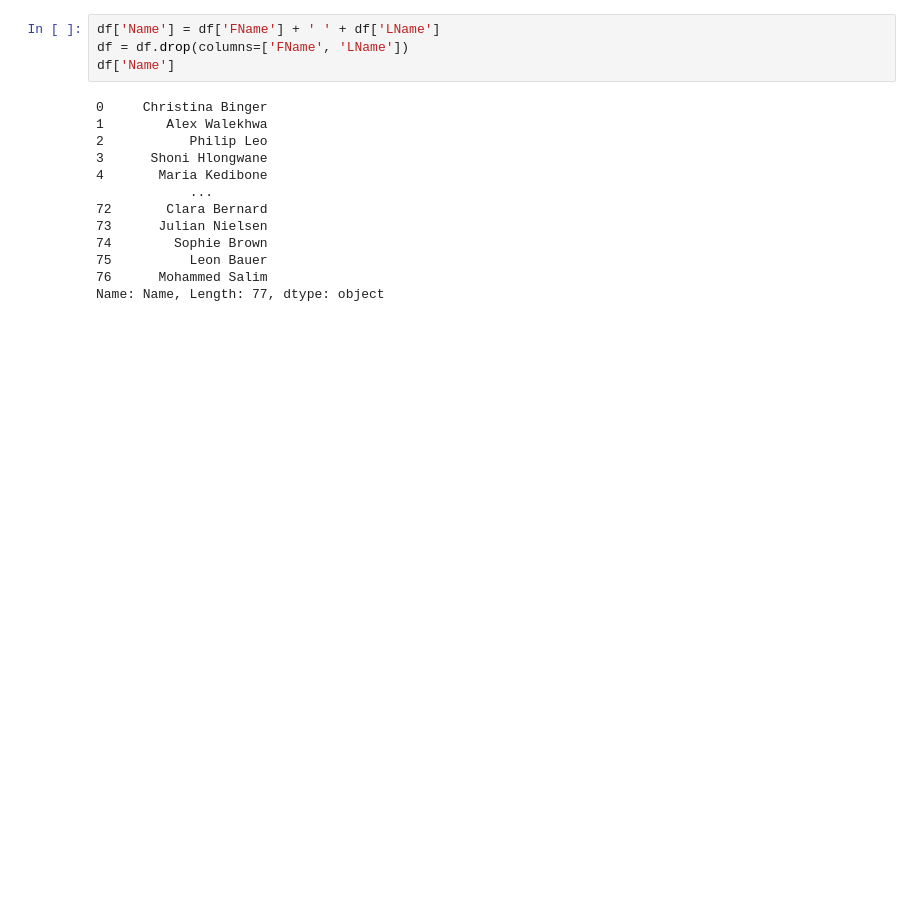
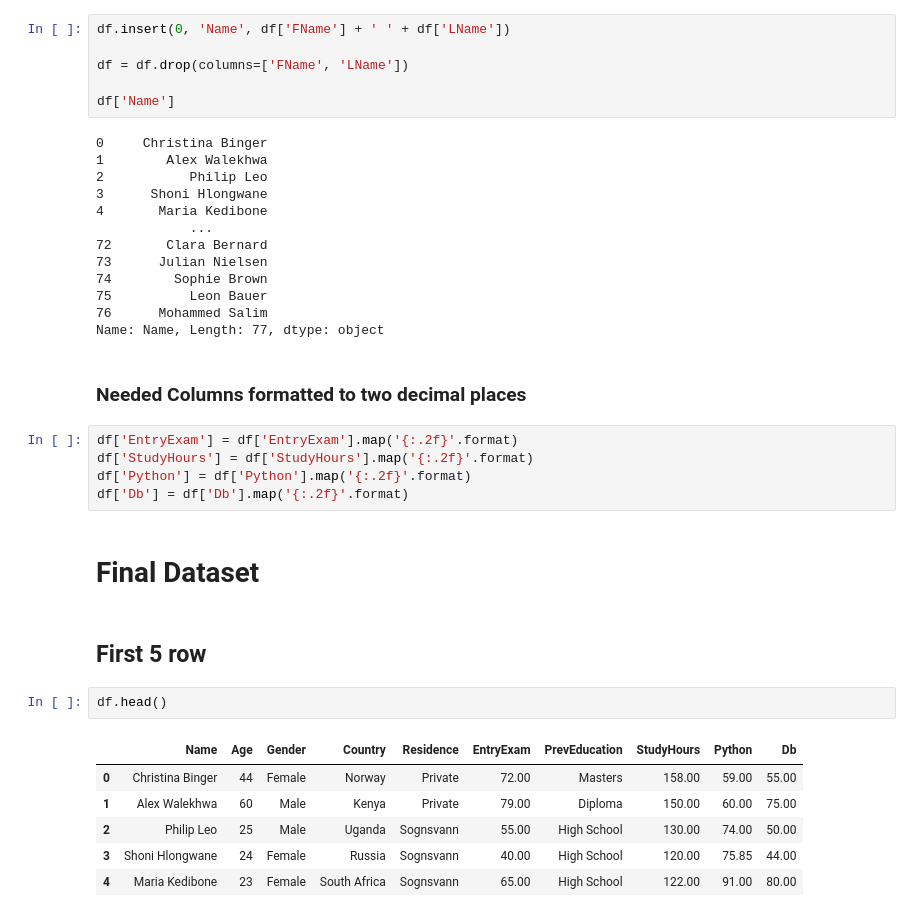
Before and after one commit to lukhi-laksh/Kaggle-Notebooks, a Jupyter notebook: Bi Intro/Bi_Intro.ipynb, the cells around one changed output. Drawn from its saved outputs; the diff is of its cells as text; blank space fills up the shorter version.

```diff
--- a/Bi Intro/Bi_Intro.ipynb
+++ b/Bi Intro/Bi_Intro.ipynb
@@ -298,8 +283,10 @@ dtype: int64
 # %% [markdown]
 ### Full Name Column
 # %%
-df['Name'] = df['FName'] + ' ' + df['LName']
+df.insert(0, 'Name', df['FName'] + ' ' + df['LName'])
+
 df = df.drop(columns=['FName', 'LName'])
+
 df['Name']
 # %% [output]
 0     Christina Binger
@@ -314,3 +301,23 @@ df['Name']
 75          Leon Bauer
 76      Mohammed Salim
 Name: Name, Length: 77, dtype: object
+# %% [markdown]
+### Needed Columns formatted to two decimal places
+# %%
+df['EntryExam'] = df['EntryExam'].map('{:.2f}'.format)
+df['StudyHours'] = df['StudyHours'].map('{:.2f}'.format)
+df['Python'] = df['Python'].map('{:.2f}'.format)
+df['Db'] = df['Db'].map('{:.2f}'.format)
+# %% [markdown]
+# Final Dataset
+# %% [markdown]
+## First 5 row
+# %%
+df.head()
+# %% [output]
+|  | Name | Age | Gender | Country | Residence | EntryExam | PrevEducation | StudyHours | Python | Db |
+| 0 | Christina Binger | 44 | Female | Norway | Private | 72.00 | Masters | 158.00 | 59.00 | 55.00 |
+| 1 | Alex Walekhwa | 60 | Male | Kenya | Private | 79.00 | Diploma | 150.00 | 60.00 | 75.00 |
+| 2 | Philip Leo | 25 | Male | Uganda | Sognsvann | 55.00 | High School | 130.00 | 74.00 | 50.00 |
+| 3 | Shoni Hlongwane | 24 | Female | Russia | Sognsvann | 40.00 | High School | 120.00 | 75.85 | 44.00 |
+| 4 | Maria Kedibone | 23 | Female | South Africa | Sognsvann | 65.00 | High School | 122.00 | 91.00 | 80.00 |
```
Also changed, not shown: parts of 9 cells of this notebook.
